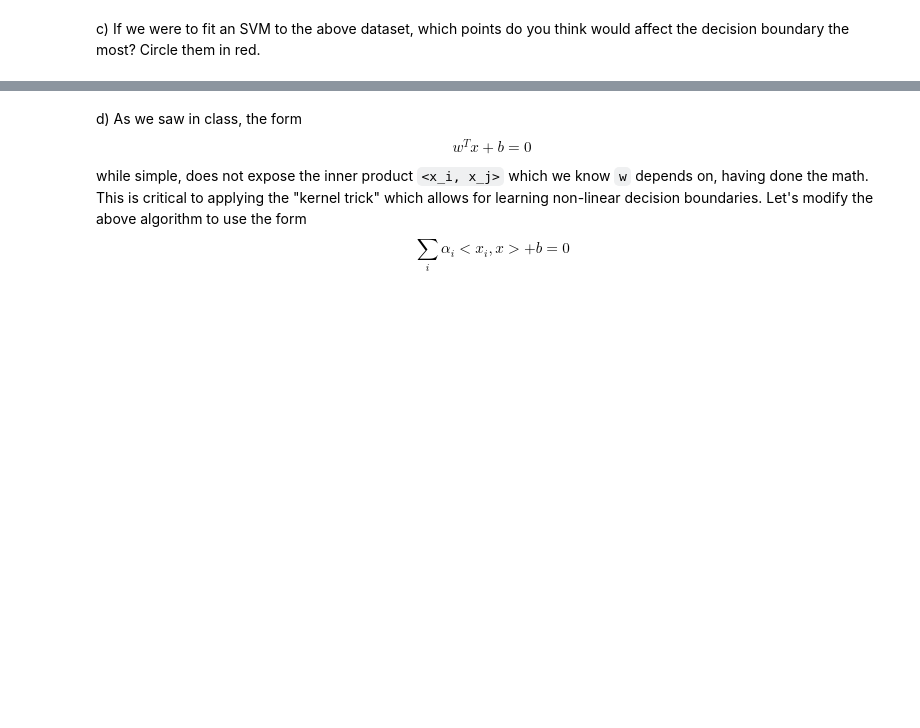
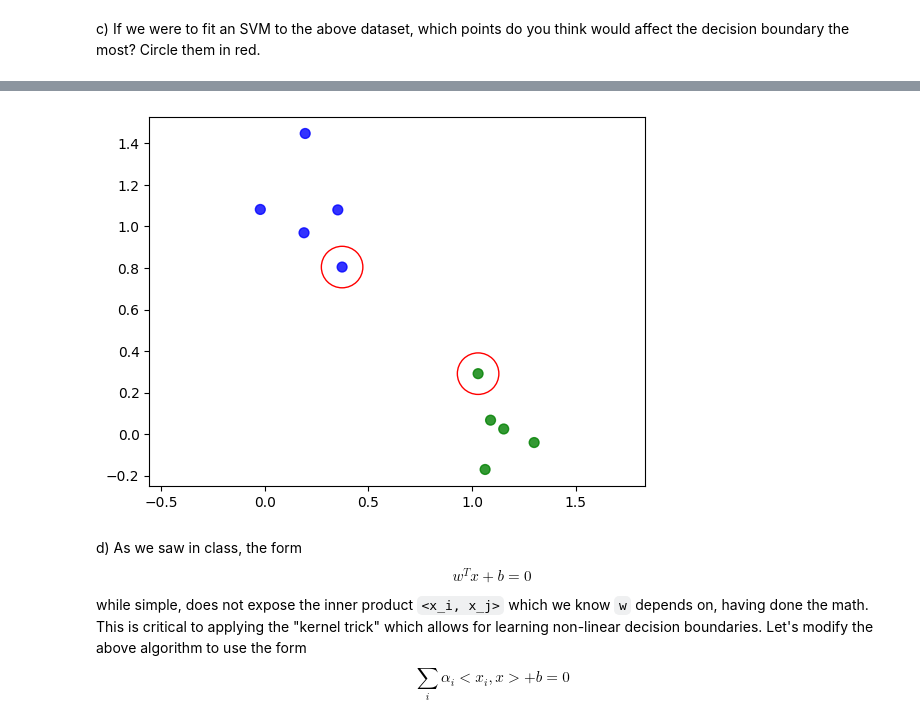
Before and after one commit to John7Titor/CS506-Spring2023-Gregorio, a Jupyter notebook: worksheets/worksheet_13.ipynb, the cells around one changed output, grey strips where cells are left out. Saved outputs shown, nothing was run; the diff lists cells and outputs as text; code cells hidden in the pictures; blank space fills up the shorter version.

```diff
--- a/worksheets/worksheet_13.ipynb
+++ b/worksheets/worksheet_13.ipynb
@@ -123,3 +157,15 @@ c) If we were to fit an SVM to the above dataset, which points do you think woul
+# %%
+Y = np.array([1 if x[0] - x[1] >= 0 else 0 for x in X])
+
+cs = np.array([x for x in 'bg'])
+_, ax = plt.subplots()
+ax.scatter(X[:,0],X[:,1],color=cs[Y].tolist(), s=50, alpha=0.8)
+ax.set_aspect('equal', adjustable='datalim')
+ax.add_patch(plt.Circle((X[6][0], X[6][1]), .1, color='r',fill=False))
+ax.add_patch(plt.Circle((X[2][0], X[2][1]), .1, color='r',fill=False))
+plt.show()
+# %% [output]
+[figure, added]
 # %% [markdown]
 d) As we saw in class, the form
 $$w^T x + b = 0$$
```
Also changed, not shown: parts of 9 cells of this notebook, 6 other files.
